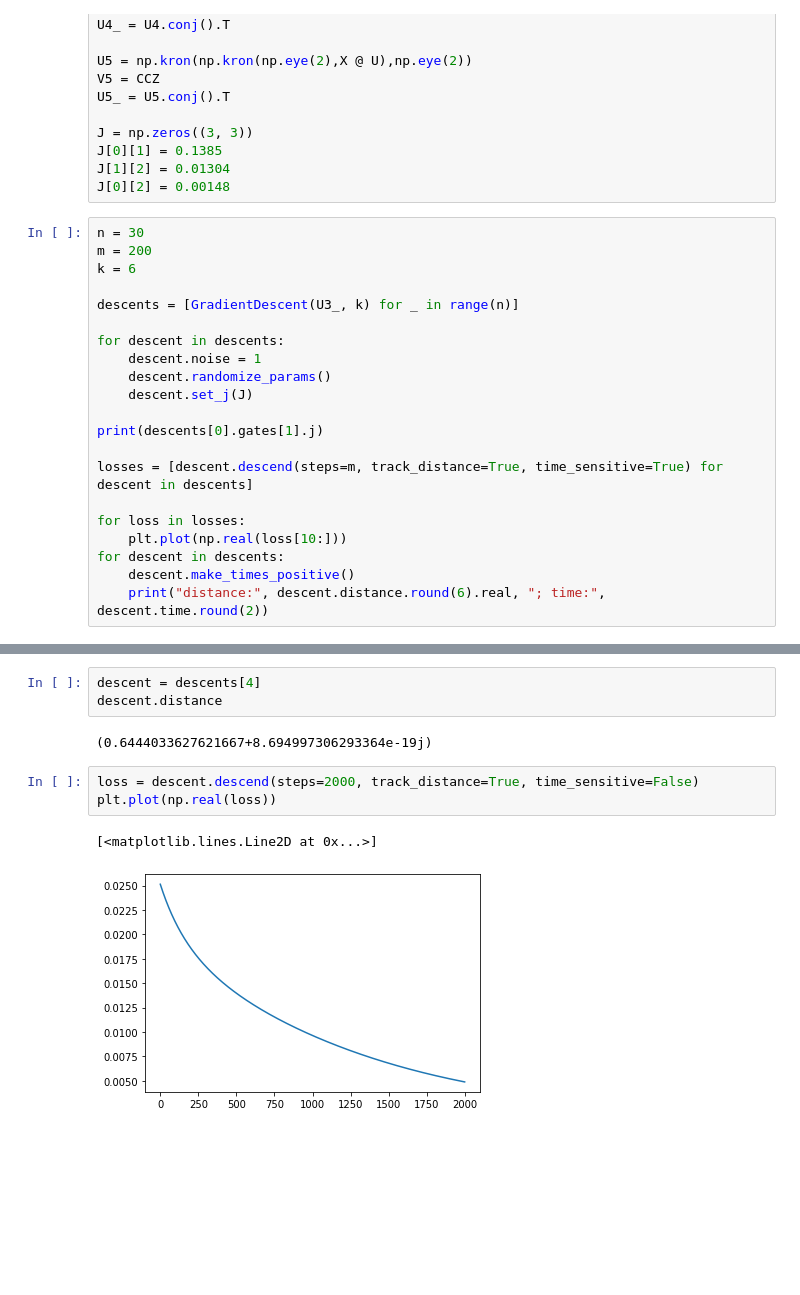
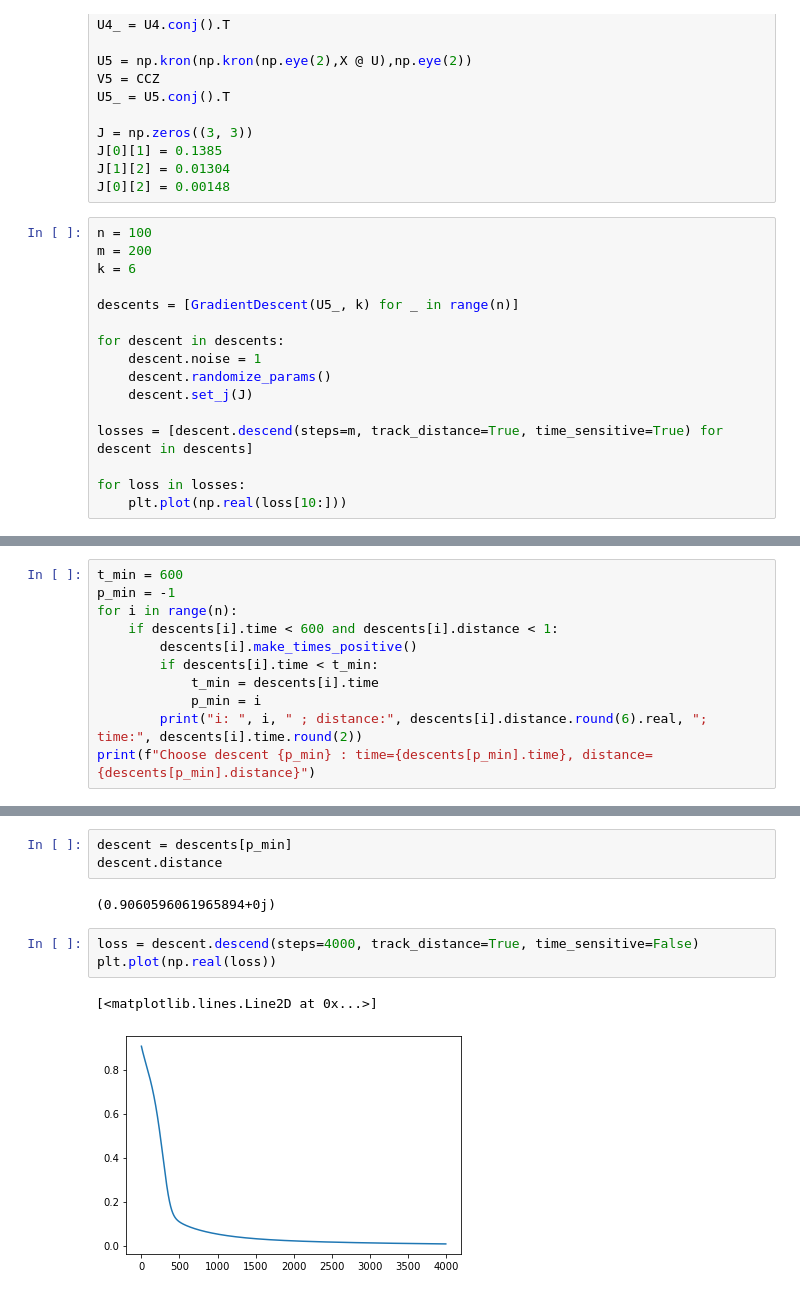
Before and after one commit to BlackSamorez/GRAPE, a Jupyter notebook: testing ground.ipynb, the cells around one changed output, grey strips where cells are left out. Cells and saved outputs as stored; diff of their text form; blank space fills up the shorter version.

```diff
--- a/testing ground.ipynb
+++ b/testing ground.ipynb
@@ -55,24 +57,19 @@ J[0][1] = 0.1385
 J[1][2] = 0.01304
 J[0][2] = 0.00148
 # %%
-n = 30
+n = 100
 m = 200
 k = 6
 
-descents = [GradientDescent(U3_, k) for _ in range(n)]
+descents = [GradientDescent(U5_, k) for _ in range(n)]
 
 for descent in descents:
     descent.noise = 1
     descent.randomize_params()
     descent.set_j(J)
 
-print(descents[0].gates[1].j)
-
 losses = [descent.descend(steps=m, track_distance=True, time_sensitive=True) for descent in descents]
 
 for loss in losses:
     plt.plot(np.real(loss[10:]))
-for descent in descents:
-    descent.make_times_positive()
-    print("distance:", descent.distance.round(6).real, "; time:", descent.time.round(2))
 # %% [output]
@@ -99,0 +77,11 @@ distance: 0.142168 ; time: 909.59
+# %%
+t_min = 600
+p_min = -1
+for i in range(n):
+    if descents[i].time < 600 and descents[i].distance < 1:
+        descents[i].make_times_positive()
+        if descents[i].time < t_min:
+            t_min = descents[i].time
+            p_min = i
+        print("i: ", i, " ; distance:", descents[i].distance.round(6).real, "; time:", descents[i].time.round(2))
+print(f"Choose descent {p_min} : time={descents[p_min].time}, distance={descents[p_min].distance}")
@@ -100,13 +109,13 @@ distance: 0.142168 ; time: 909.59
 # %%
-descent = descents[4]
+descent = descents[p_min]
 descent.distance
 # %% [output]
-(0.6444033627621667+8.694997306293364e-19j)
+(0.9060596061965894+0j)
 # %%
-loss = descent.descend(steps=2000, track_distance=True, time_sensitive=False)
+loss = descent.descend(steps=4000, track_distance=True, time_sensitive=False)
 plt.plot(np.real(loss))
 # %% [output]
 [<matplotlib.lines.Line2D at 0x...>]
-[figure, old version]
+[figure, new version]
 # %%
 print(f"Distance: {descent.distance.real}; Time: {descent.time.real}")
```
Also changed, not shown: parts of 4 cells of this notebook, 6 other files.
